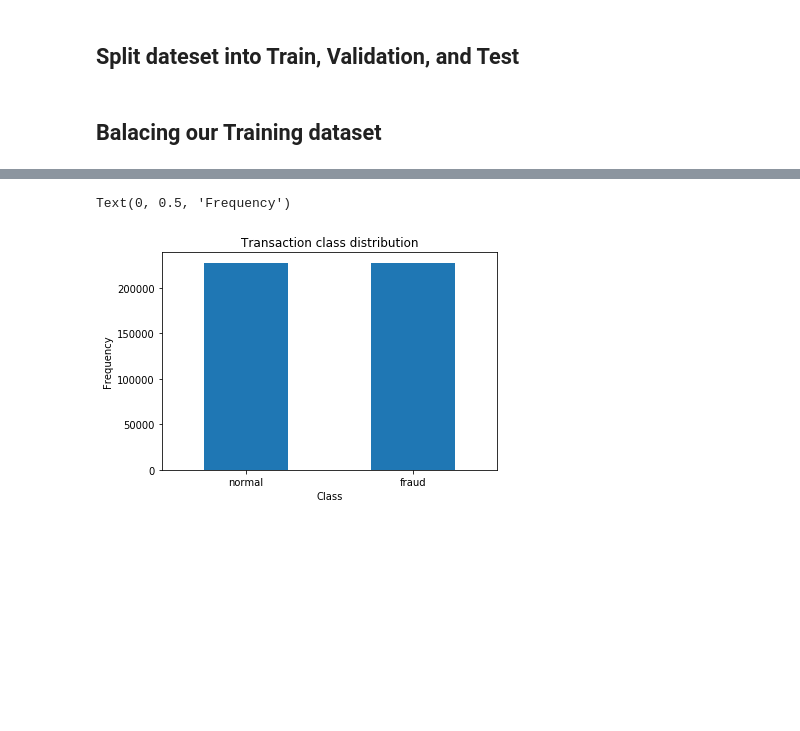
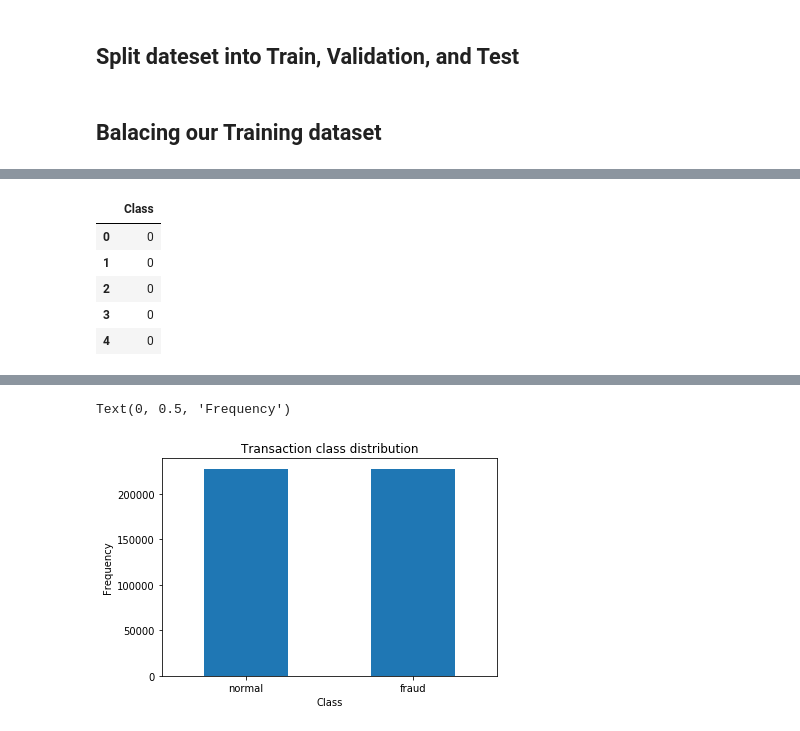
Before and after one commit to imyoungyang/myAWSStudyBlog, a Jupyter notebook: fraud-dection/neural-network/NeuralNetOverSampling.ipynb, the cells around one changed output, grey strips where cells are left out. Saved outputs shown, nothing was run; the diff lists cells and outputs as text; code cells hidden in the pictures; blank space fills up the shorter version.

```diff
--- a/fraud-dection/neural-network/NeuralNetOverSampling.ipynb
+++ b/fraud-dection/neural-network/NeuralNetOverSampling.ipynb
@@ -121,3 +150,12 @@ train_data.shape
+# %%
+y_resampled.head()
+# %% [output]
+|  | Class |
+| 0 | 0 |
+| 1 | 0 |
+| 2 | 0 |
+| 3 | 0 |
+| 4 | 0 |
 # %%
 train_data.head(10)
 # %% [output]
```
Also changed, not shown: parts of 20 cells of this notebook.
